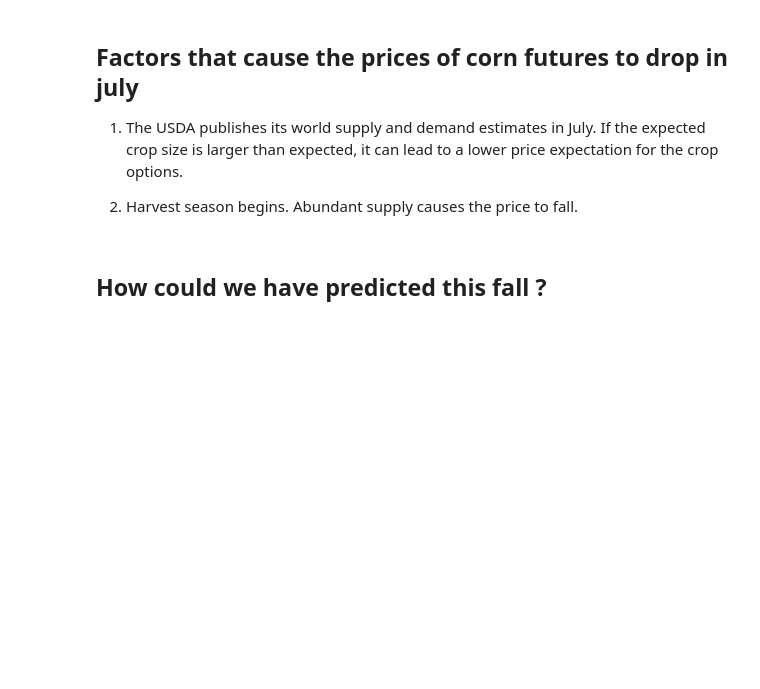
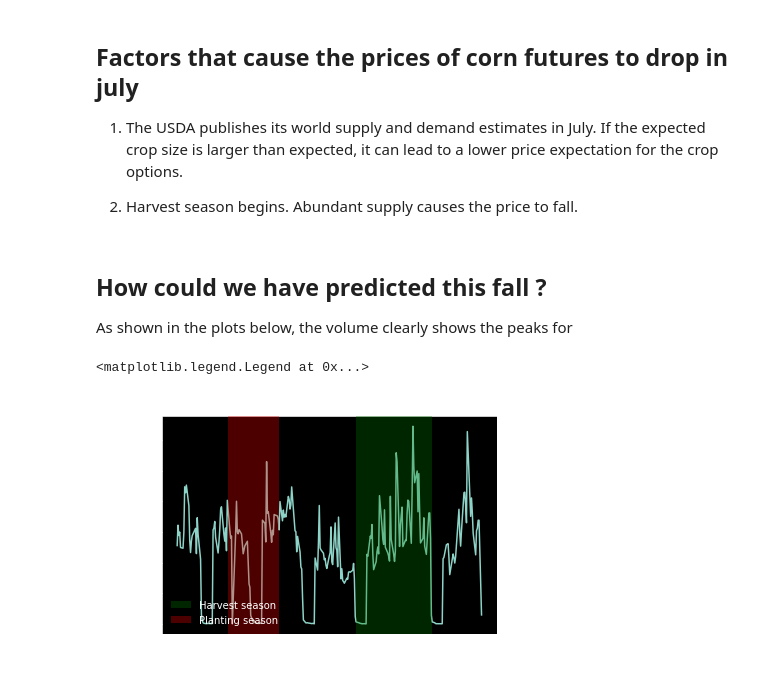
Before and after one commit to nsushant/quant_trading, a Jupyter notebook: Getting_a_feel_for_commodities.ipynb, the cells around one changed output. Drawn from its saved outputs; the diff is of its cells as text; code cells hidden in the pictures; blank space fills up the shorter version.

Commit message:
concluding corn

```diff
--- a/Getting_a_feel_for_commodities.ipynb
+++ b/Getting_a_feel_for_commodities.ipynb
@@ -116,3 +118,17 @@ So looks like its just seasonality as described by the CME institute's website (
 2. Harvest season begins. Abundant supply causes the price to fall.
 # %% [markdown]
 ## How could we have predicted this fall ?
+
+As shown in the plots below, the volume clearly shows the peaks for
+# %%
+
+plt.axvspan(sep_date_1, dec_date_1, facecolor='g', alpha=0.3,zorder=3,label='Harvest season')
+plt.axvspan(apr_date_1, jun_date_1, facecolor='r', alpha=0.3,zorder=3,label='Planting season')
+plt.plot(one_year_corn_futures_history.index.values, one_year_corn_futures_history['Volume'].values)
+plt.title('Corn Futures (12 Mo.)')
+plt.xlabel('Closing Price')
+plt.ylabel('Time')
+plt.legend(frameon=False,loc="lower left")
+# %% [output]
+<matplotlib.legend.Legend at 0x...>
+[figure, added]
```
Also changed, not shown: parts of 4 cells of this notebook.
